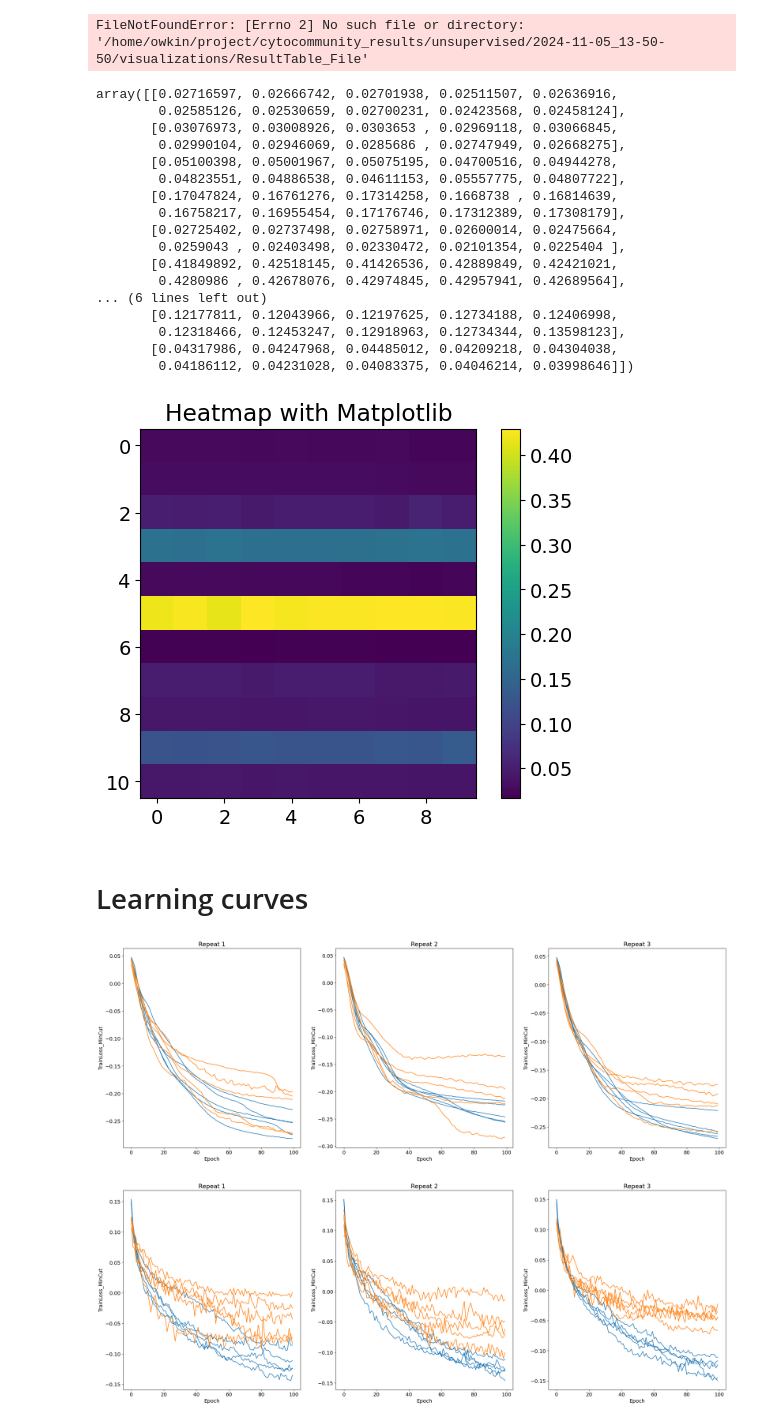
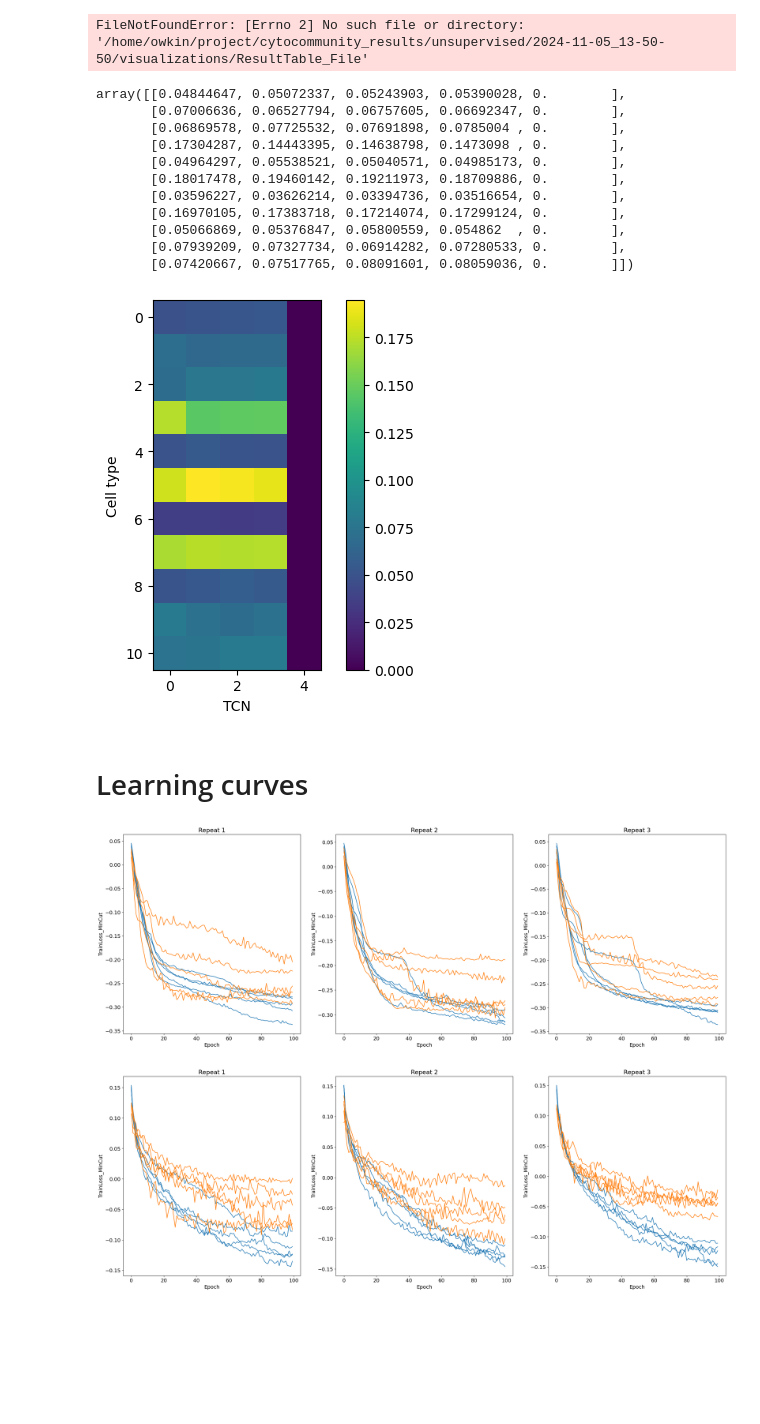
Before and after one commit to owkin/cytocommunity_ofta, a Jupyter notebook: cytocommunity_ofta/notebooks/analyze_results.ipynb, the cells around one changed output. Saved outputs shown, nothing was run; the diff lists cells and outputs as text; code cells hidden in the pictures; blank space fills up the shorter version.

```diff
--- a/cytocommunity_ofta/notebooks/analyze_results.ipynb
+++ b/cytocommunity_ofta/notebooks/analyze_results.ipynb
@@ -110,5 +109,5 @@ decfract.shape
 # %%
-src_dir = "/home/owkin/project/cytocommunity_results/unsupervised/2024-11-05_13-50-50/visualizations/ResultTable_File"
+src_dir = "/home/owkin/project/cytocommunity_results/unsupervised/2024-11-08_14-32-18/visualizations/ResultTable_File"
 filename_all = os.listdir(src_dir)
 filename_all = [elem for elem in filename_all if elem.endswith(".csv")]
 n_samples = len(filename_all)
@@ -145,12 +144,12 @@ plt.show()
 # %% [output]
 FileNotFoundError: [Errno 2] No such file or directory: '/home/owkin/project/cytocommunity_results/unsupervised/2024-11-05_13-50-50/visualizations/ResultTable_File'
 # %%
-dir_tcn = "/home/owkin/project/cytocommunity_results/unsupervised/2024-11-06_10-17-29/ensemble/ImageCollection"
-dir_decfrac = "/home/owkin/project/cytocommunity_results/unsupervised/chuv"
-n_tcns = 10
+dir_tcn = "/home/owkin/project/cytocommunity_results/supervised/experiments/2024-11-08_14-32-18/ensemble/ImageCollection"
+dir_decfrac = "/home/owkin/project/cytocommunity_results/unsupervised_old/chuv"
+n_tcns = 5
 nonzero_counts_per_tcn = np.zeros(n_tcns)
 enrichment_scores = np.zeros((11, n_tcns))
-for sample_id in ids_samples:
+for sample_id in [ids_samples[0]]:
     fpath = os.path.join(dir_tcn, sample_id, "TCNLabel_MajorityVoting.csv")
     df_tcn = pd.read_csv(fpath)
     fpath = os.path.join(dir_decfrac, f"{sample_id}_DeconvolutionFrac.npy")
@@ -171,65 +170,60 @@ enrichment_scores = np.nan_to_num(enrichment_scores, nan=0.0)
 # %%
 enrichment_scores
 # %% [output]
-array([[0.02716597, 0.02666742, 0.02701938, 0.02511507, 0.02636916,
-        0.02585126, 0.02530659, 0.02700231, 0.02423568, 0.02458124],
-       [0.03076973, 0.03008926, 0.0303653 , 0.02969118, 0.03066845,
-        0.02990104, 0.02946069, 0.0285686 , 0.02747949, 0.02668275],
-       [0.05100398, 0.05001967, 0.05075195, 0.04700516, 0.04944278,
-        0.04823551, 0.04886538, 0.04611153, 0.05557775, 0.04807722],
-       [0.17047824, 0.16761276, 0.17314258, 0.1668738 , 0.16814639,
-        0.16758217, 0.16955454, 0.17176746, 0.17312389, 0.17308179],
-       [0.02725402, 0.02737498, 0.02758971, 0.02600014, 0.02475664,
-        0.0259043 , 0.02403498, 0.02330472, 0.02101354, 0.0225404 ],
-       [0.41849892, 0.42518145, 0.41426536, 0.42889849, 0.42421021,
-        0.4280986 , 0.42678076, 0.42974845, 0.42957941, 0.42689564],
-... (6 lines left out)
-       [0.12177811, 0.12043966, 0.12197625, 0.12734188, 0.12406998,
-        0.12318466, 0.12453247, 0.12918963, 0.12734344, 0.13598123],
-       [0.04317986, 0.04247968, 0.04485012, 0.04209218, 0.04304038,
-        0.04186112, 0.04231028, 0.04083375, 0.04046214, 0.03998646]])
+array([[0.04844647, 0.05072337, 0.05243903, 0.05390028, 0.        ],
+       [0.07006636, 0.06527794, 0.06757605, 0.06692347, 0.        ],
+       [0.06869578, 0.07725532, 0.07691898, 0.0785004 , 0.        ],
+       [0.17304287, 0.14443395, 0.14638798, 0.1473098 , 0.        ],
+       [0.04964297, 0.05538521, 0.05040571, 0.04985173, 0.        ],
+       [0.18017478, 0.19460142, 0.19211973, 0.18709886, 0.        ],
+       [0.03596227, 0.03626214, 0.03394736, 0.03516654, 0.        ],
+       [0.16970105, 0.17383718, 0.17214074, 0.17299124, 0.        ],
+       [0.05066869, 0.05376847, 0.05800559, 0.054862  , 0.        ],
+       [0.07939209, 0.07327734, 0.06914282, 0.07280533, 0.        ],
+       [0.07420667, 0.07517765, 0.08091601, 0.08059036, 0.        ]])
 # %%
 import numpy as np
 import matplotlib.pyplot as plt
 
 # Example NumPy array
 data = np.random.rand(10, 10)  # 10x10 array with random values
 
 # Create the heatmap
 plt.imshow(enrichment_scores, cmap='viridis', interpolation='nearest')
 plt.colorbar()  # Add a color bar to show the scale
-plt.title("Heatmap with Matplotlib")
+plt.xlabel("TCN")
+plt.ylabel("Cell type")
 plt.show()
 # %% [output]
-[figure, old version]
+[figure, new version]
 # %% [markdown]
 # Learning curves
 # %%
 plt.rcParams.update({'font.size': 14})
 plt.figure(figsize=(30,10))
 
-timestamp = "2024-11-05_13-50-50"
+timestamp = "2024-11-08_14-32-18"
 
 for time in range(3):
     plt.subplot(1,3,time+1)
     plt.title(f"Repeat {time+1}")
     for fold in range(5):
-        fpath = f"/home/owkin/project/cytocommunity_results/unsupervised/{timestamp}/crossval/Time{time+1}/Fold{fold+1}/Epoch_TrainLoss.csv"
+        fpath = f"/home/owkin/project/cytocommunity_results/supervised/experiments/{timestamp}/crossval/Time{time+1}/Fold{fold+1}/Epoch_TrainLoss.csv"
         df = pd.read_csv(fpath)
-        TrainLoss_MinCut = df["TrainLoss_MinCut"].tolist()
+        TrainLoss_MinCut = df["train_loss_MinCut"].tolist()
         plt.plot(TrainLoss_MinCut, label=f"Fold {fold+1}", color="tab:blue")
         plt.xlabel("Epoch")
         plt.ylabel("TrainLoss_MinCut")
 
     for fold in range(5):
-        fpath = f"/home/owkin/project/cytocommunity_results/unsupervised/{timestamp}/crossval/Time{time+1}/Fold{fold+1}/Epoch_TrainLoss.csv"
+        fpath = f"/home/owkin/project/cytocommunity_results/supervised/experiments/{timestamp}/crossval/Time{time+1}/Fold{fold+1}/Epoch_TrainLoss.csv"
         df = pd.read_csv(fpath)
-        TestLoss_MinCut = df["TestLoss_MinCut"].tolist()
+        TestLoss_MinCut = df["test_loss_MinCut"].tolist()
         plt.plot(TestLoss_MinCut, label=f"Fold {fold+1}", color="tab:orange")
         plt.xlabel("Epoch")
         plt.ylabel("TrainLoss_MinCut")
 # %% [output]
-[figure, old version]
+[figure, new version]
 # %%
 plt.rcParams.update({'font.size': 14})
 plt.figure(figsize=(30,10))
```
Also changed, not shown: parts of 1 cell of this notebook, 46 other files.
